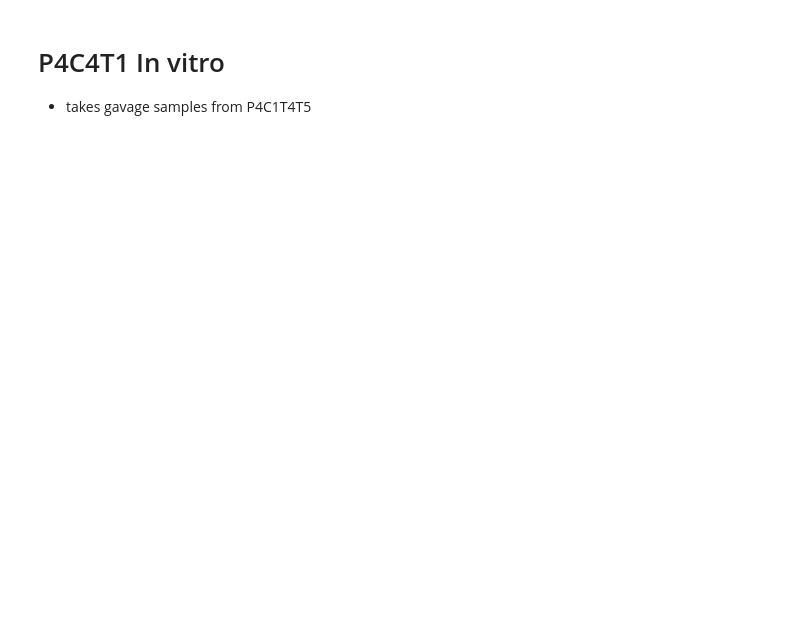
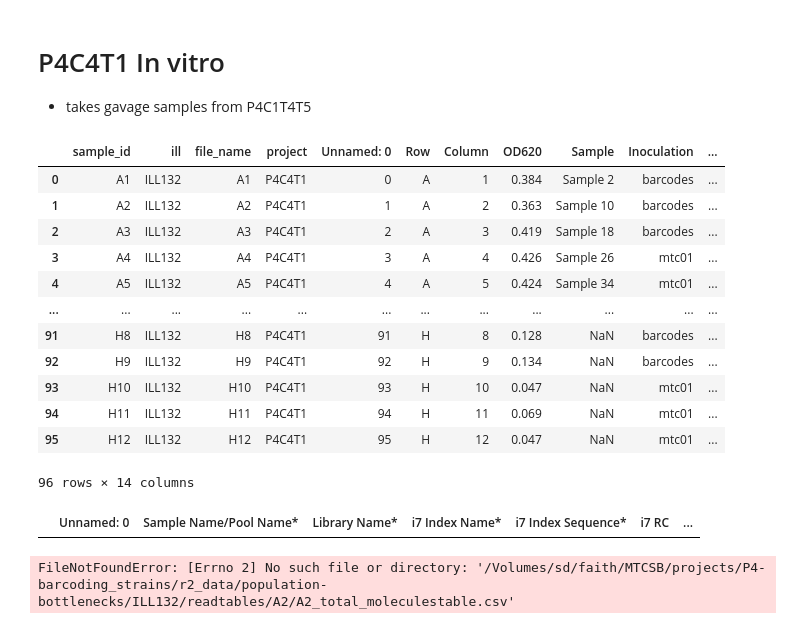
Before and after one commit to c-ruprecht/population_bottlenecks, a Jupyter notebook: input_files/metadata.ipynb, the cells around one changed output. Saved outputs shown, nothing was run; the diff lists cells and outputs as text; code cells hidden in the pictures; blank space fills up the shorter version.

```diff
--- a/input_files/metadata.ipynb
+++ b/input_files/metadata.ipynb
@@ -380,3 +609,66 @@ ruprec02@minerva.hpc.mssm.edu:/sc/arion/work/ruprec02/population-bottlenecks/exp
 # %% [markdown]
 # P4C4T1 In vitro
  - takes gavage samples from P4C1T4T5
+# %%
+#P4C2T4:
+df_ill = pd.read_excel('/Users/ruprec01/Documents/Faith_lab/Git/population_bottlenecks/input_files/ill_sheets/ILL132_P4C4T1.xlsx',
+                            sheet_name = 'Individual Library Information', header = 1)
+
+df_samplesheet = pd.read_csv('/Users/ruprec01/Documents/Faith_lab/Git/population_bottlenecks/input_files/metadata/P4C4T1_metadata.tsv', sep = '\t')
+df_samplesheet['project'] = 'P4C4T1'
+df_ill = df_ill.dropna(subset=['Sample Name/Pool Name*'])
+df_ill['sample_id']= df_ill['Sample Name/Pool Name*'].apply(lambda x: str(x).split('_')[0])
+df_ill['project'] = df_ill['Library Name*'].apply(lambda x: str(x).split('_')[1])
+#correct library name in ILL138 run
+df_ill['ill'] = df_ill['Library Name*'].apply(lambda x:  'ILL138' if str(x).split('_')[0] == 'ILL139' else str(x).split('_')[0])
+df_ill['file_name'] = df_ill['Sample Name/Pool Name*'].apply(lambda x: str(x).replace('_', '-'))
+df_merge = pd.merge(df_ill[['sample_id', 'ill', 'file_name', 'project']], df_samplesheet, how = 'right', on = ['sample_id', 'project'])
+df_merge.head(10)
+
+df_ill_ntc = df_ill.loc[df_ill['Sample Name/Pool Name*'].str.contains("WATER|NTC")]
+df_merge = df_merge.dropna(subset= ['file_name'])
+display(df_merge)
+display(df_ill_ntc)
+# %% [output]
+|  | sample_id | ill | file_name | project | Unnamed: 0 | Row | Column | OD620 | Sample | Inoculation | ... |
+| 0 | A1 | ILL132 | A1 | P4C4T1 | 0 | A | 1 | 0.384 | Sample 2 | barcodes | ... |
+| 1 | A2 | ILL132 | A2 | P4C4T1 | 1 | A | 2 | 0.363 | Sample 10 | barcodes | ... |
+| 2 | A3 | ILL132 | A3 | P4C4T1 | 2 | A | 3 | 0.419 | Sample 18 | barcodes | ... |
+| 3 | A4 | ILL132 | A4 | P4C4T1 | 3 | A | 4 | 0.426 | Sample 26 | mtc01 | ... |
+| 4 | A5 | ILL132 | A5 | P4C4T1 | 4 | A | 5 | 0.424 | Sample 34 | mtc01 | ... |
+| ... | ... | ... | ... | ... | ... | ... | ... | ... | ... | ... | ... |
+| 91 | H8 | ILL132 | H8 | P4C4T1 | 91 | H | 8 | 0.128 | NaN | barcodes | ... |
+| 92 | H9 | ILL132 | H9 | P4C4T1 | 92 | H | 9 | 0.134 | NaN | barcodes | ... |
+| 93 | H10 | ILL132 | H10 | P4C4T1 | 93 | H | 10 | 0.047 | NaN | mtc01 | ... |
+| 94 | H11 | ILL132 | H11 | P4C4T1 | 94 | H | 11 | 0.069 | NaN | mtc01 | ... |
+| 95 | H12 | ILL132 | H12 | P4C4T1 | 95 | H | 12 | 0.047 | NaN | mtc01 | ... |
+96 rows × 14 columns
+|  | Unnamed: 0 | Sample Name/Pool Name* | Library Name* | i7 Index Name* | i7 Index Sequence* | i7 RC | ... |
+# %%
+# generate readtables for getFP
+basepath = '/Volumes/sd/faith/MTCSB/projects/P4-barcoding_strains/r2_data/population-bottlenecks'
+exportpath = '/Volumes/sd/faith/MTCSB/projects/P4-barcoding_strains/r2_data/population-bottlenecks/fp_inputs/P4C4T1'
+li_strains = ['ST1', 'ST2', 'ST4', 'ST5', 'ST6']
+
+
+#get gavage reads dataframe
+#drop files without sequencing data
+df_merge.dropna(subset=['file_name'], inplace = True)
+
+#print(df_samples)
+df_sample_reads = pd.DataFrame()
+for idx, row in df_merge.iterrows():
+    df = pd.read_csv(basepath + '/' + row['ill'] + '/readtables/' + row['file_name'] + "/" + row['file_name'] + '_total_moleculestable.csv')
+    df['sample'] = row['project']+'_'+row['file_name']
+    df_sample_reads = pd.concat([df_sample_reads,df])
+
+#pivot all dataframes
+df_sample_pivot = df_sample_reads.pivot(index = ['strain', 'umi_seq'], columns = 'sample', values = 'molecules').fillna(0)
+
+df_readstable.columns = df_readstable.columns.str.replace(' ', '-')
+df_readstable.reset_index(inplace = True)
+
+for strain in li_strains:
+    df_readstable.loc[df_readstable['strain'] == strain].drop('strain', axis = 1).to_csv(exportpath + '/' + strain + '_moleculestable.csv', index = False)
+# %% [output]
+FileNotFoundError: [Errno 2] No such file or directory: '/Volumes/sd/faith/MTCSB/projects/P4-barcoding_strains/r2_data/population-bottlenecks/ILL132/readtables/A2/A2_total_moleculestable.csv'
```
Also changed, not shown: parts of 6 cells of this notebook, 7 other files.
